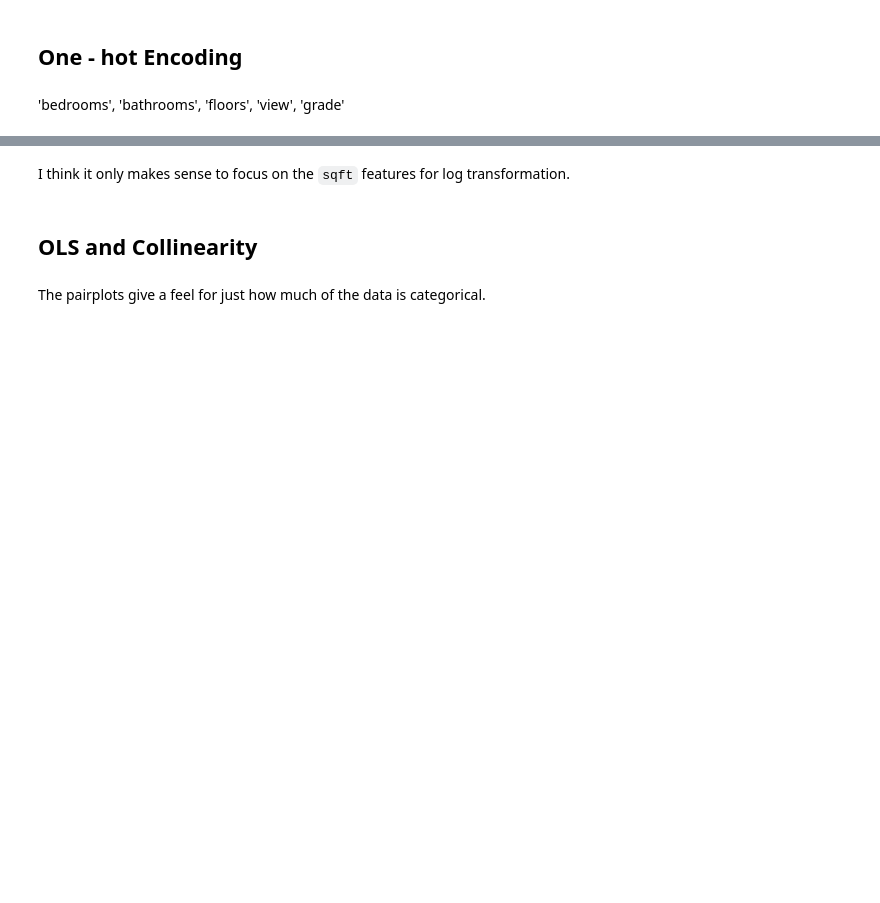
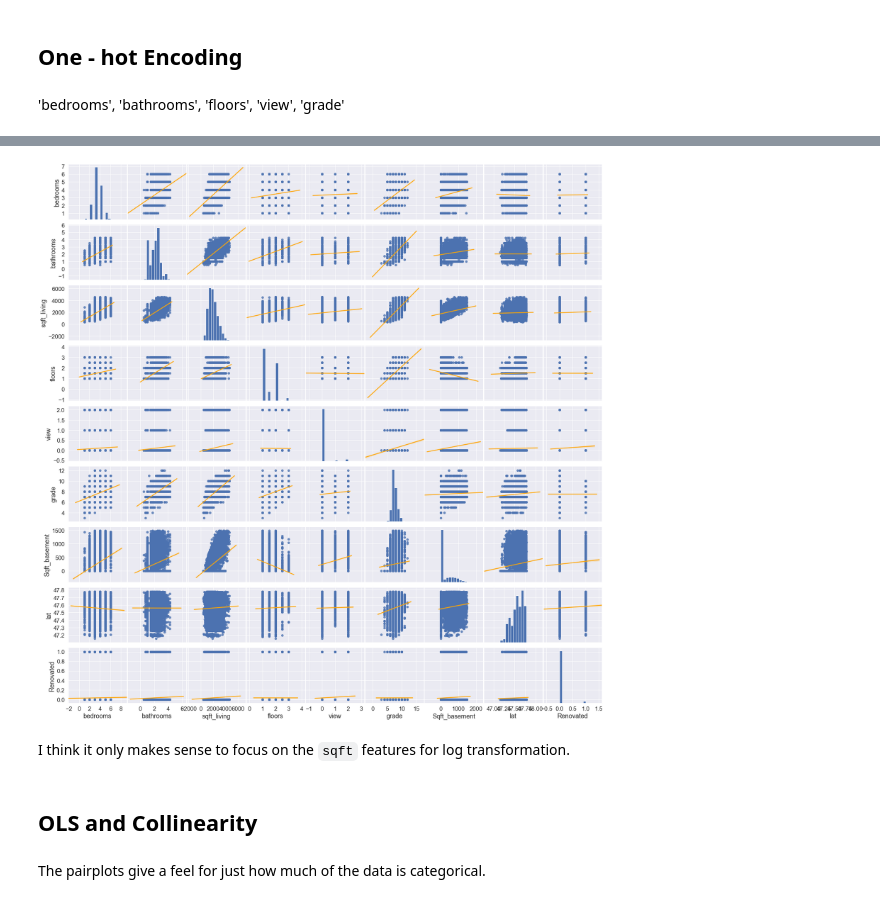
Before and after one commit to jammy-bot/dsc-mod-2-project-v2-1-online-ds-ft-120919, a Jupyter notebook: 3-model-and-conclude.ipynb, the cells around one changed output, grey strips where cells are left out. Cells and saved outputs as stored; diff of their text form; code cells hidden in the pictures; blank space fills up the shorter version.

```diff
--- a/3-model-and-conclude.ipynb
+++ b/3-model-and-conclude.ipynb
@@ -479,8 +516,10 @@ sns.pairplot(
 # %%
 # viewing a pairplot for regression model columns
-sns.pairplot(normal_df[x_cols], kind="reg", plot_kws={'line_kws':{'color':'orange'}})
-sns.set(font_scale=.8) # try to prevent overlap of long column names
-plt.subplots_adjust(wspace=.01, hspace=.1);
-plt.show()
+# sns.pairplot(mod_df[x_cols], kind="reg", plot_kws={'line_kws':{'color':'orange'}})
+# sns.set(font_scale=.8) # try to prevent overlap of long column names
+# plt.subplots_adjust(wspace=.01, hspace=.1);
+# plt.show()
+# %% [output]
+[figure, added]
 # %% [markdown]
 I think it only makes sense to focus on the `sqft` features for log transformation.
```
Also changed, not shown: parts of 19 cells of this notebook, 1 other file.
